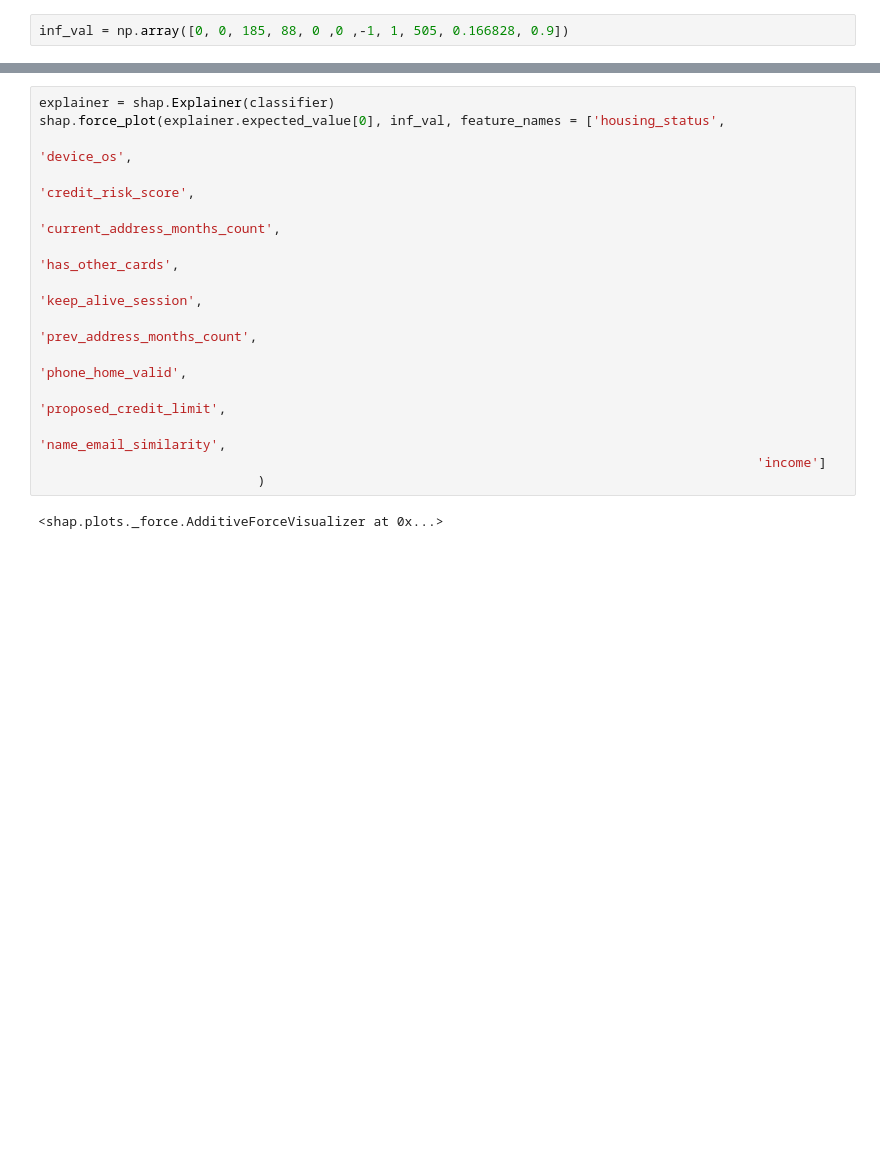
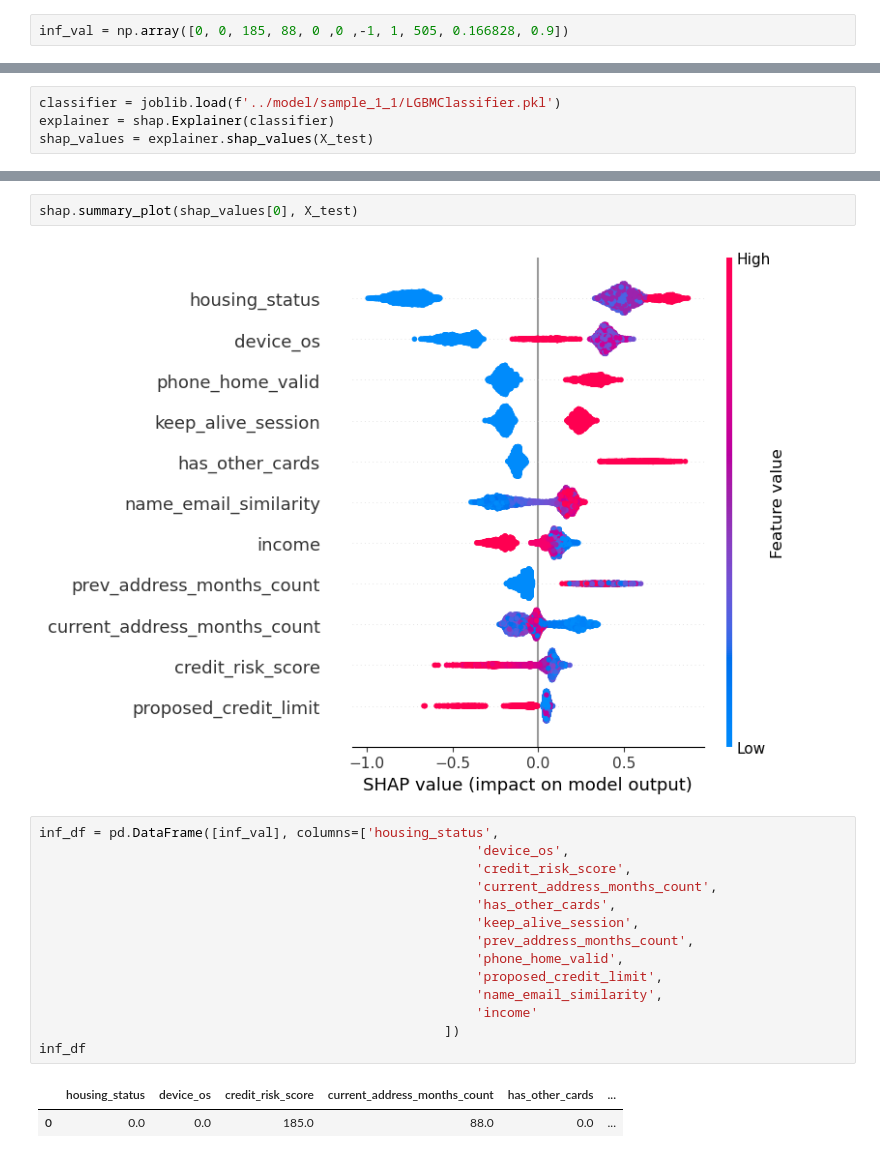
Before and after one commit to jbanerje/-dva_cse6242_intellifraud, a Jupyter notebook: notebooks/inference_sample.ipynb, the cells around one changed output, grey strips where cells are left out. Drawn from its saved outputs; the diff is of its cells as text; blank space fills up the shorter version.

```diff
--- a/notebooks/inference_sample.ipynb
+++ b/notebooks/inference_sample.ipynb
@@ -44,0 +140,4 @@ inf_val = np.array([0, 0, 185, 88, 0 ,0 ,-1, 1, 505, 0.166828, 0.9])
+# %%
+classifier = joblib.load(f'../model/sample_1_1/LGBMClassifier.pkl')
+explainer = shap.Explainer(classifier)
+shap_values = explainer.shap_values(X_test)
@@ -45,16 +155,21 @@ inf_val = np.array([0, 0, 185, 88, 0 ,0 ,-1, 1, 505, 0.166828, 0.9])
+# %%
+shap.summary_plot(shap_values[0], X_test)
+# %% [output]
+[figure, added]
 # %%
-explainer = shap.Explainer(classifier)
-shap.force_plot(explainer.expected_value[0], inf_val, feature_names = ['housing_status',
-                                                                                            'device_os',
-                                                                                            'credit_risk_score',
-                                                                                            'current_address_months_count',
-                                                                                            'has_other_cards',
-                                                                                            'keep_alive_session',
-                                                                                            'prev_address_months_count',
-                                                                                            'phone_home_valid',
-                                                                                            'proposed_credit_limit',
-                                                                                            'name_email_similarity',
-                                                                                            'income']
-                            )
+inf_df = pd.DataFrame([inf_val], columns=['housing_status',
+                                                        'device_os',
+                                                        'credit_risk_score',
+                                                        'current_address_months_count',
+                                                        'has_other_cards',
+                                                        'keep_alive_session',
+                                                        'prev_address_months_count',
+                                                        'phone_home_valid',
+                                                        'proposed_credit_limit',
+                                                        'name_email_similarity',
+                                                        'income'
+                                                    ])
+inf_df
 # %% [output]
-<shap.plots._force.AdditiveForceVisualizer at 0x...>
+|  | housing_status | device_os | credit_risk_score | current_address_months_count | has_other_cards | ... |
+| 0 | 0.0 | 0.0 | 185.0 | 88.0 | 0.0 | ... |
```
Also changed, not shown: parts of 16 cells of this notebook, 1 other file.
